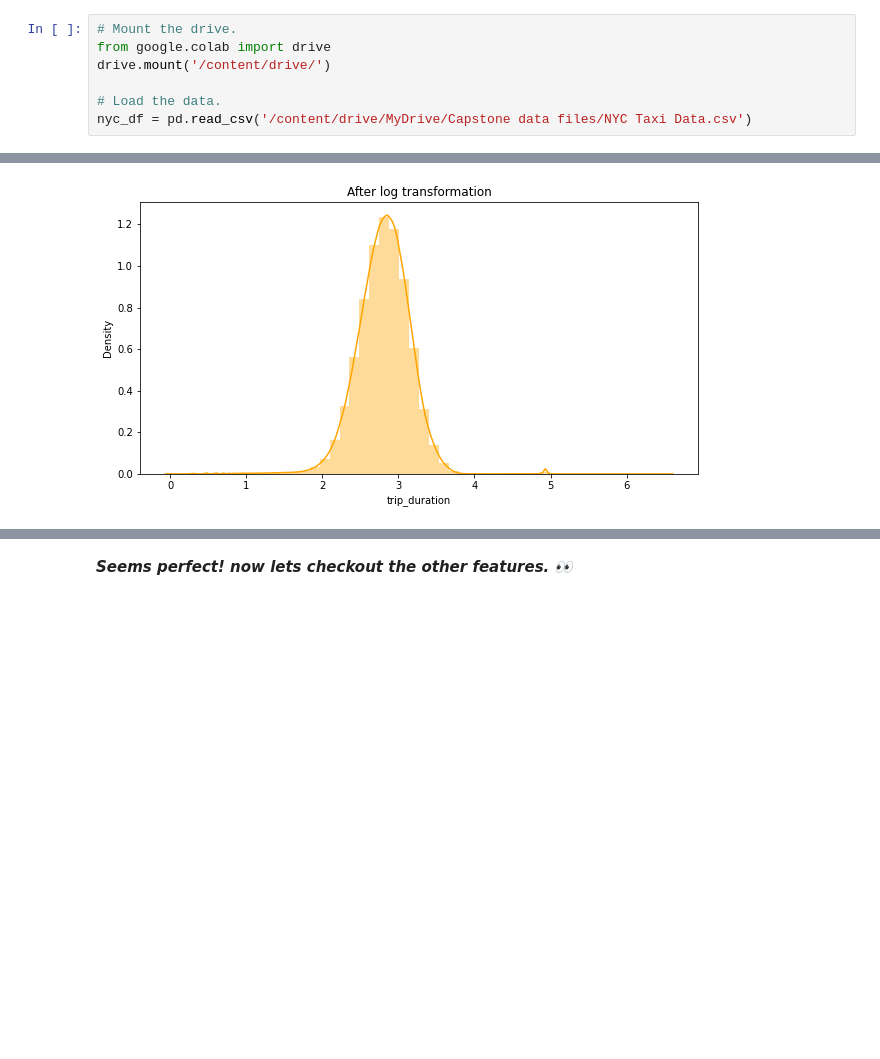
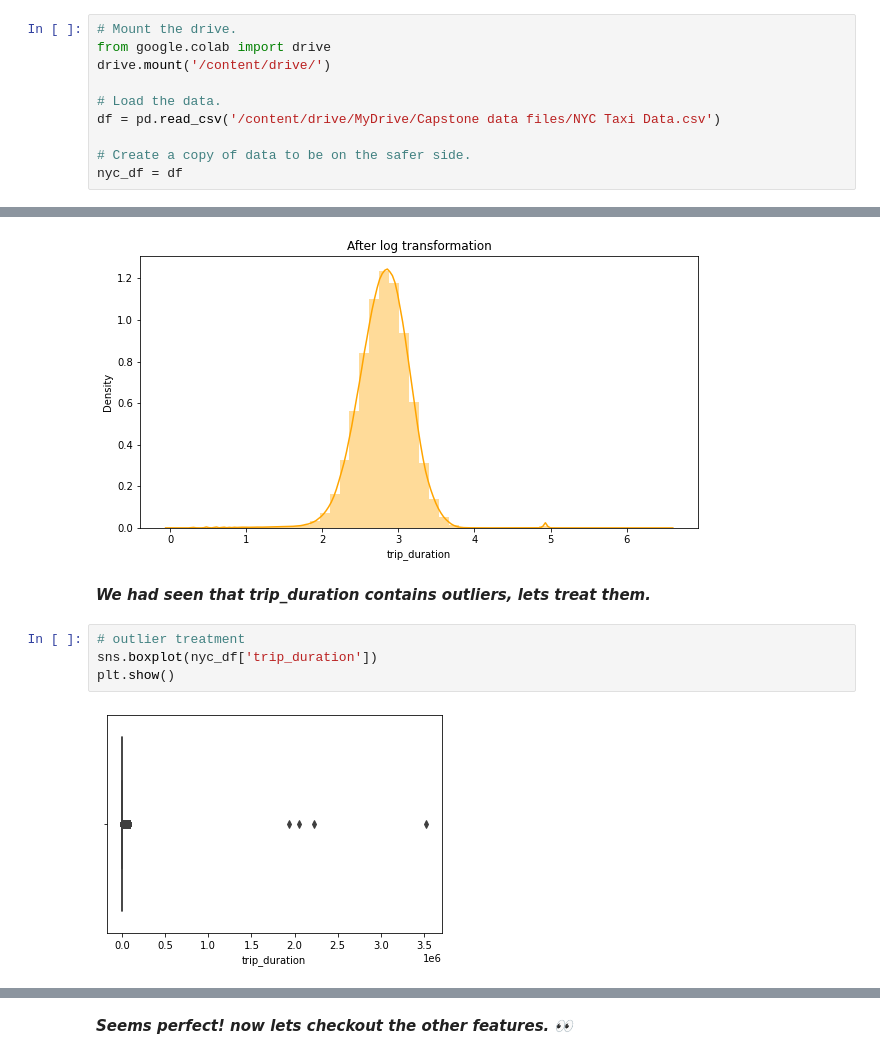
Before and after one commit to anishjohnson/Airbnb-Booking-Analysis, a Jupyter notebook: Anish_Johnson_NYC_Taxi_Trip_Time_Prediction_Capstone_Project.ipynb, the cells around one changed output, grey strips where cells are left out. Saved outputs shown, nothing was run; the diff lists cells and outputs as text; blank space fills up the shorter version.

```diff
--- a/Anish_Johnson_NYC_Taxi_Trip_Time_Prediction_Capstone_Project.ipynb
+++ b/Anish_Johnson_NYC_Taxi_Trip_Time_Prediction_Capstone_Project.ipynb
@@ -44,5 +46,8 @@ from google.colab import drive
 drive.mount('/content/drive/')
 
 # Load the data.
-nyc_df = pd.read_csv('/content/drive/MyDrive/Capstone data files/NYC Taxi Data.csv')
+df = pd.read_csv('/content/drive/MyDrive/Capstone data files/NYC Taxi Data.csv')
+
+# Create a copy of data to be on the safer side.
+nyc_df = df
 # %% [output]
@@ -203,3 +211,11 @@ sns.distplot(np.log10(nyc_df['trip_duration']), color='orange')
 plt.show()
 # %% [output]
 [figure]
+# %% [markdown]
+***We had seen that trip_duration contains outliers, lets treat them.***
+# %%
+# outlier treatment
+sns.boxplot(nyc_df['trip_duration'])
+plt.show()
+# %% [output]
+[figure, added]
```
Also changed, not shown: parts of 15 cells of this notebook.
